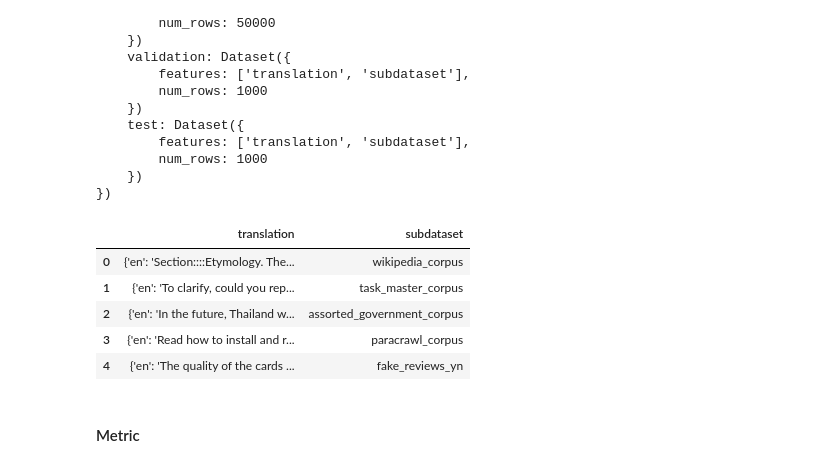
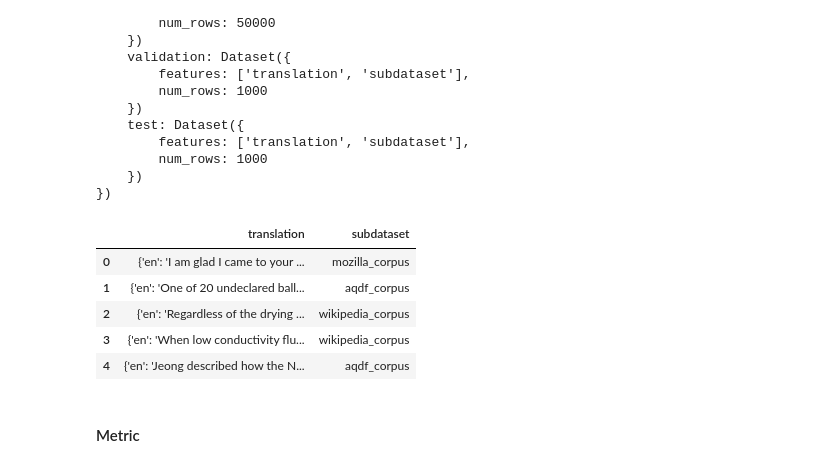
Before and after one commit to huak95/machine-translation, a Jupyter notebook: Train_th-en_harryy.ipynb, the cells around one changed output. Drawn from its saved outputs; the diff is of its cells as text; code cells hidden in the pictures.

```diff
--- a/Train_th-en_harryy.ipynb
+++ b/Train_th-en_harryy.ipynb
@@ -75,11 +55,12 @@ raw_datasets['train'][0]['translation']
 # %%
 cut_datasets = DatasetDict()
-for k in (raw_datasets.keys()):
+for k in (['train','validation','test']):
     if k == 'train':
         cut_datasets[k] = Dataset.from_dict(raw_datasets[k][slice(0, 50000, None)])
     else:
         cut_datasets[k] = Dataset.from_dict(raw_datasets[k][slice(0, 1000, None)])
 
+del raw_datasets
 cut_datasets
 # %% [output]
 DatasetDict({
@@ -116,14 +97,14 @@ def show_random_element(dataset, num_examples=5):
             df[column] = df[column].transform(lambda i: typ.names[i])
     display(HTML(df.to_html()))
 # %%
-show_random_element(raw_datasets['train'])
+show_random_element(cut_datasets['train'])
 # %% [output]
 |  | translation | subdataset |
-| 0 | {'en': 'Section::::Etymology. The... | wikipedia_corpus |
-| 1 | {'en': 'To clarify, could you rep... | task_master_corpus |
-| 2 | {'en': 'In the future, Thailand w... | assorted_government_corpus |
-| 3 | {'en': 'Read how to install and r... | paracrawl_corpus |
-| 4 | {'en': 'The quality of the cards ... | fake_reviews_yn |
+| 0 | {'en': 'I am glad I came to your ... | mozilla_corpus |
+| 1 | {'en': 'One of 20 undeclared ball... | aqdf_corpus |
+| 2 | {'en': 'Regardless of the drying ... | wikipedia_corpus |
+| 3 | {'en': 'When low conductivity flu... | wikipedia_corpus |
+| 4 | {'en': 'Jeong described how the N... | aqdf_corpus |
 # %% [markdown]
 #### Metric
 # %%
```
Also changed, not shown: parts of 16 cells of this notebook, 3 other files.
